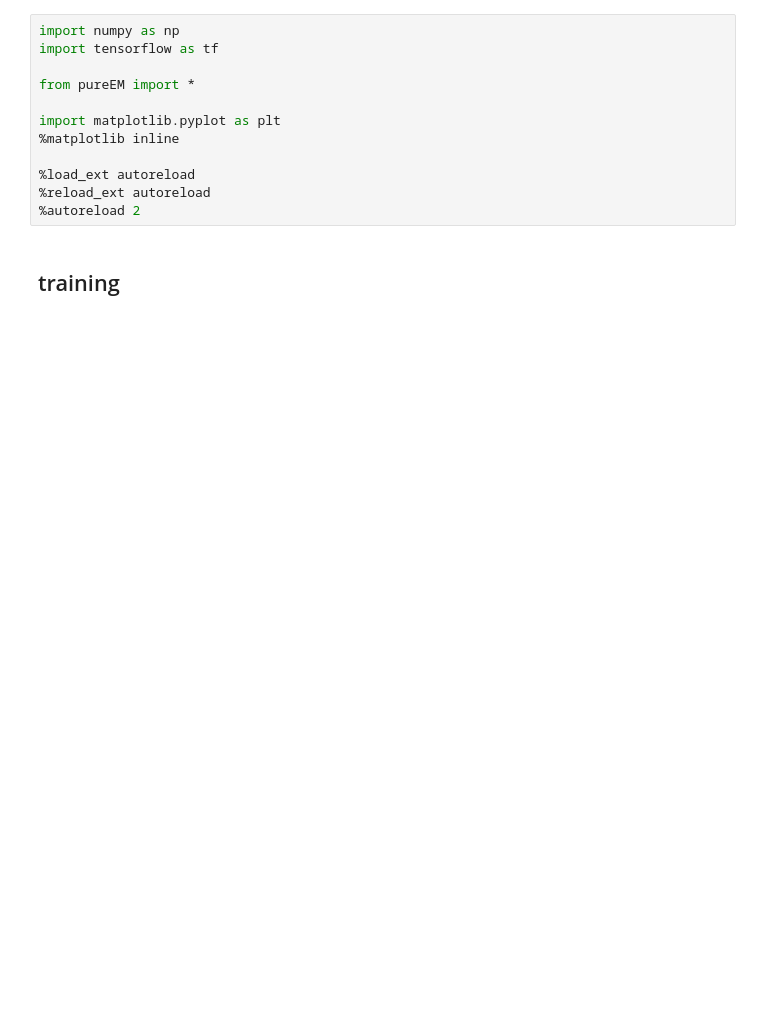
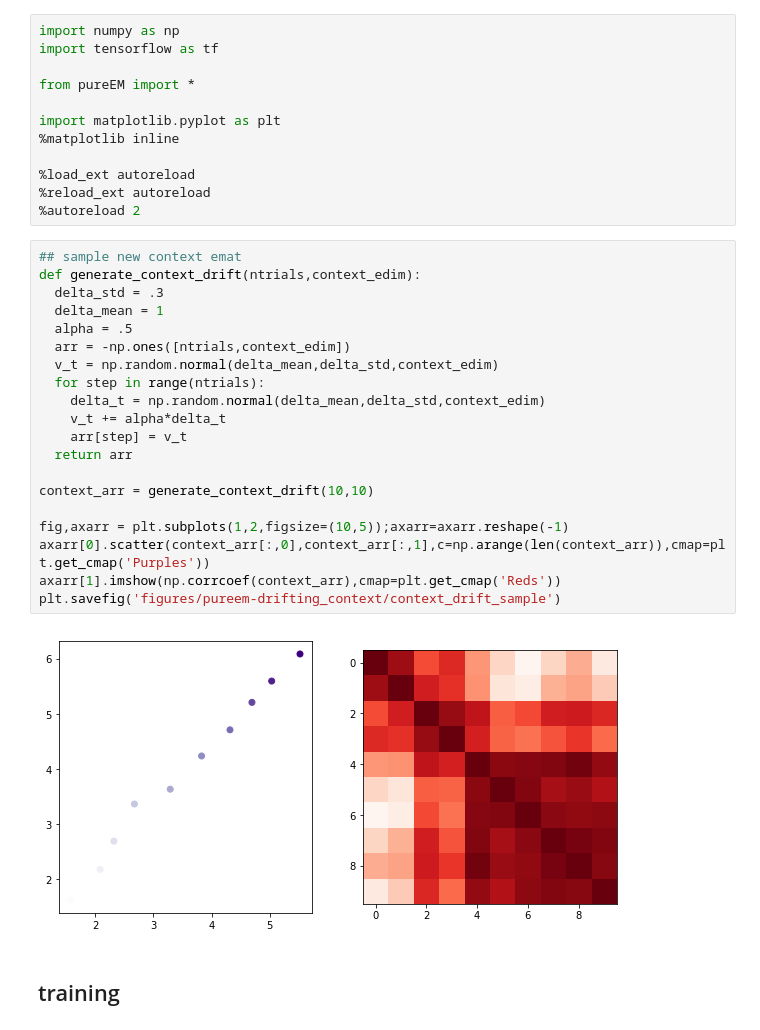
Before and after one commit to andrebeu/nback, a Jupyter notebook: nback pure EM.ipynb, the cells around one changed output. Saved outputs shown, nothing was run; the diff lists cells and outputs as text; blank space fills up the shorter version.

```diff
--- a/nback pure EM.ipynb
+++ b/nback pure EM.ipynb
@@ -12,6 +15,28 @@ import matplotlib.pyplot as plt
 %load_ext autoreload
 %reload_ext autoreload
 %autoreload 2
+# %%
+## sample new context emat
+def generate_context_drift(ntrials,context_edim):
+  delta_std = .3
+  delta_mean = 1
+  alpha = .5
+  arr = -np.ones([ntrials,context_edim])
+  v_t = np.random.normal(delta_mean,delta_std,context_edim)
+  for step in range(ntrials):
+    delta_t = np.random.normal(delta_mean,delta_std,context_edim)
+    v_t += alpha*delta_t
+    arr[step] = v_t
+  return arr
+
+context_arr = generate_context_drift(10,10)
+
+fig,axarr = plt.subplots(1,2,figsize=(10,5));axarr=axarr.reshape(-1)
+axarr[0].scatter(context_arr[:,0],context_arr[:,1],c=np.arange(len(context_arr)),cmap=plt.get_cmap('Purples'))
+axarr[1].imshow(np.corrcoef(context_arr),cmap=plt.get_cmap('Reds'))
+plt.savefig('figures/pureem-drifting_context/context_drift_sample')
+# %% [output]
+[figure, added]
 # %% [markdown]
 ## training
 # %%
```
Also changed, not shown: parts of 10 cells of this notebook, 3 other files.
